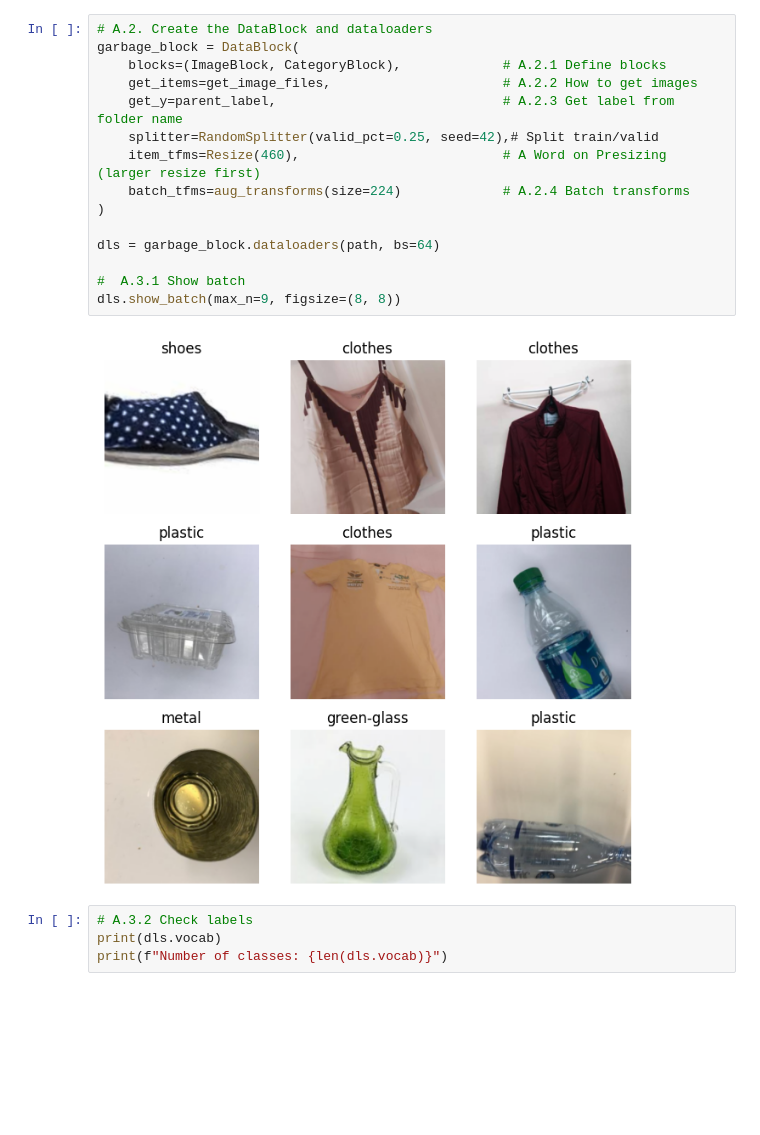
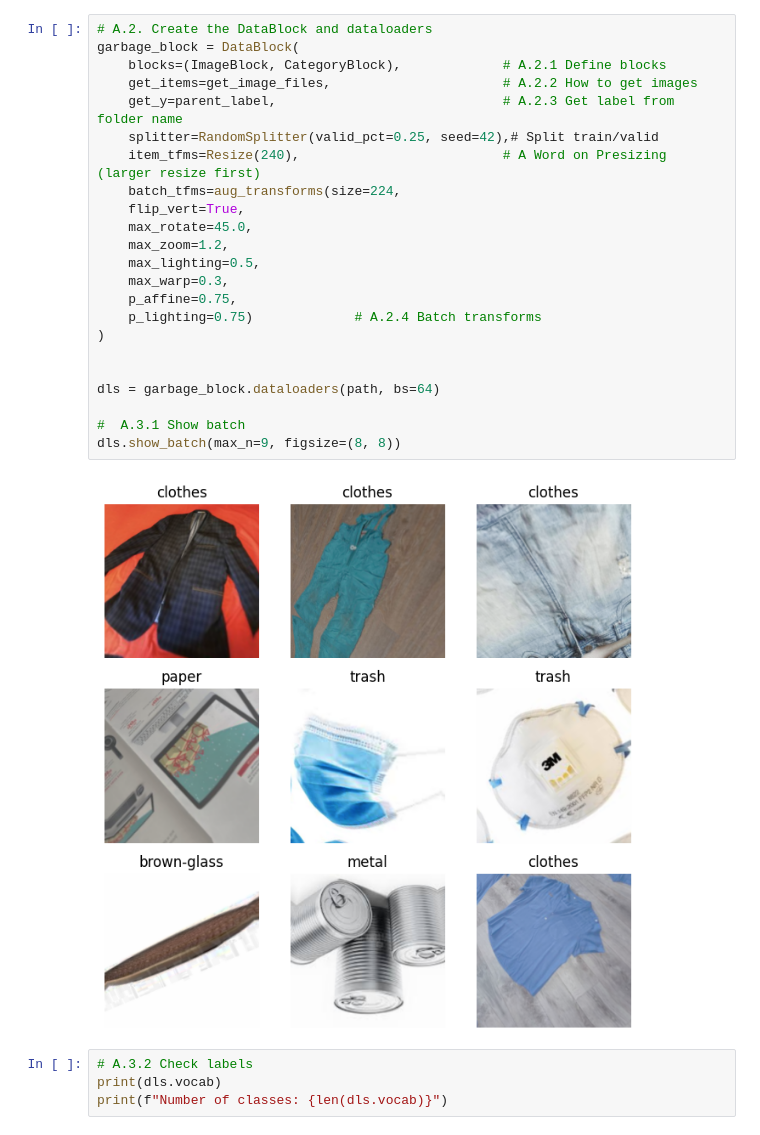
Before and after one commit to MADemiral/garbage_classification, a Jupyter notebook: garbage_classify.ipynb, the cells around one changed output. Cells and saved outputs as stored; diff of their text form; blank space fills up the shorter version.

```diff
--- a/garbage_classify.ipynb
+++ b/garbage_classify.ipynb
@@ -13,20 +48,28 @@ path.ls()
 # %%
 # A.2. Create the DataBlock and dataloaders
 garbage_block = DataBlock(
     blocks=(ImageBlock, CategoryBlock),             # A.2.1 Define blocks
     get_items=get_image_files,                      # A.2.2 How to get images
     get_y=parent_label,                             # A.2.3 Get label from folder name
     splitter=RandomSplitter(valid_pct=0.25, seed=42),# Split train/valid
-    item_tfms=Resize(460),                          # A Word on Presizing (larger resize first)
-    batch_tfms=aug_transforms(size=224)             # A.2.4 Batch transforms
+    item_tfms=Resize(240),                          # A Word on Presizing (larger resize first)
+    batch_tfms=aug_transforms(size=224,
+    flip_vert=True,
+    max_rotate=45.0,
+    max_zoom=1.2,
+    max_lighting=0.5,
+    max_warp=0.3,
+    p_affine=0.75,
+    p_lighting=0.75)             # A.2.4 Batch transforms
 )
+
 
 dls = garbage_block.dataloaders(path, bs=64)
 
 #  A.3.1 Show batch
 dls.show_batch(max_n=9, figsize=(8, 8))
 # %% [output]
-[figure, old version]
+[figure, new version]
 # %%
 # A.3.2 Check labels
 print(dls.vocab)
```
Also changed, not shown: parts of 13 cells of this notebook, 8 other files.
